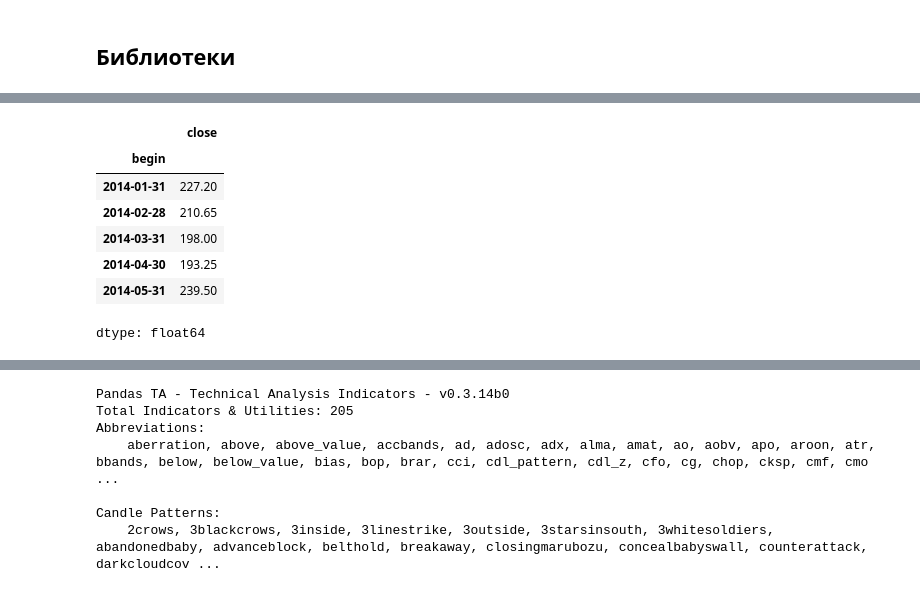
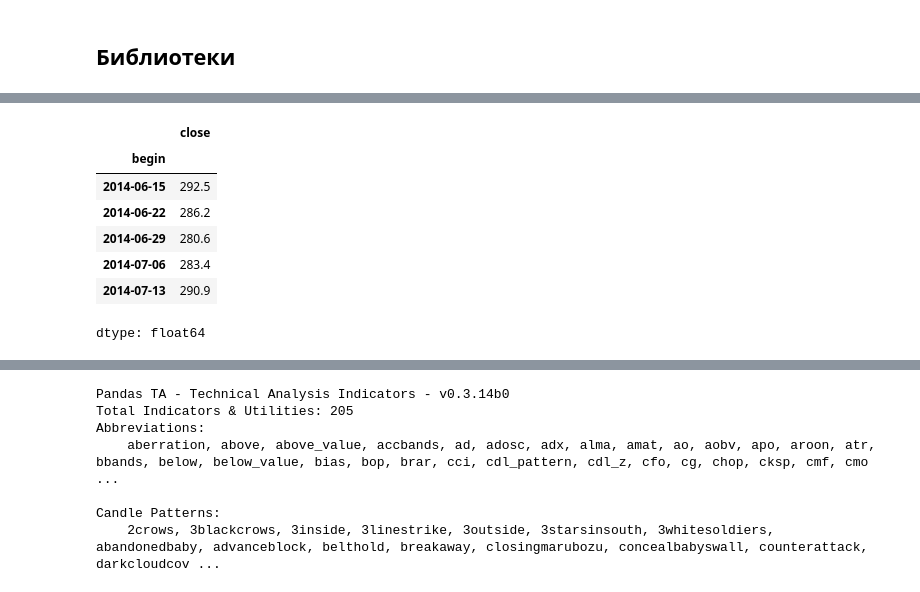
Before and after one commit to duryupin/ml_trading, a Jupyter notebook: main_ml.ipynb, the cells around one changed output, grey strips where cells are left out. Drawn from its saved outputs; the diff is of its cells as text; code cells hidden in the pictures.

```diff
--- a/main_ml.ipynb
+++ b/main_ml.ipynb
@@ -86,15 +82,15 @@ data_d.head()
 # %%
-monthly = data_d.resample('W').last()['close']
+weekly = data_d.resample('W').last()['close']
 # %%
-monthly.head()
+weekly.head()
 # %% [output]
 |  | close |
 | begin |  |
-| 2014-01-31 | 227.20 |
-| 2014-02-28 | 210.65 |
-| 2014-03-31 | 198.00 |
-| 2014-04-30 | 193.25 |
-| 2014-05-31 | 239.50 |
+| 2014-06-15 | 292.5 |
+| 2014-06-22 | 286.2 |
+| 2014-06-29 | 280.6 |
+| 2014-07-06 | 283.4 |
+| 2014-07-13 | 290.9 |
 dtype: float64
 # %%
 outlier_cutoff = 0.01
```
Also changed, not shown: parts of 51 cells of this notebook.
